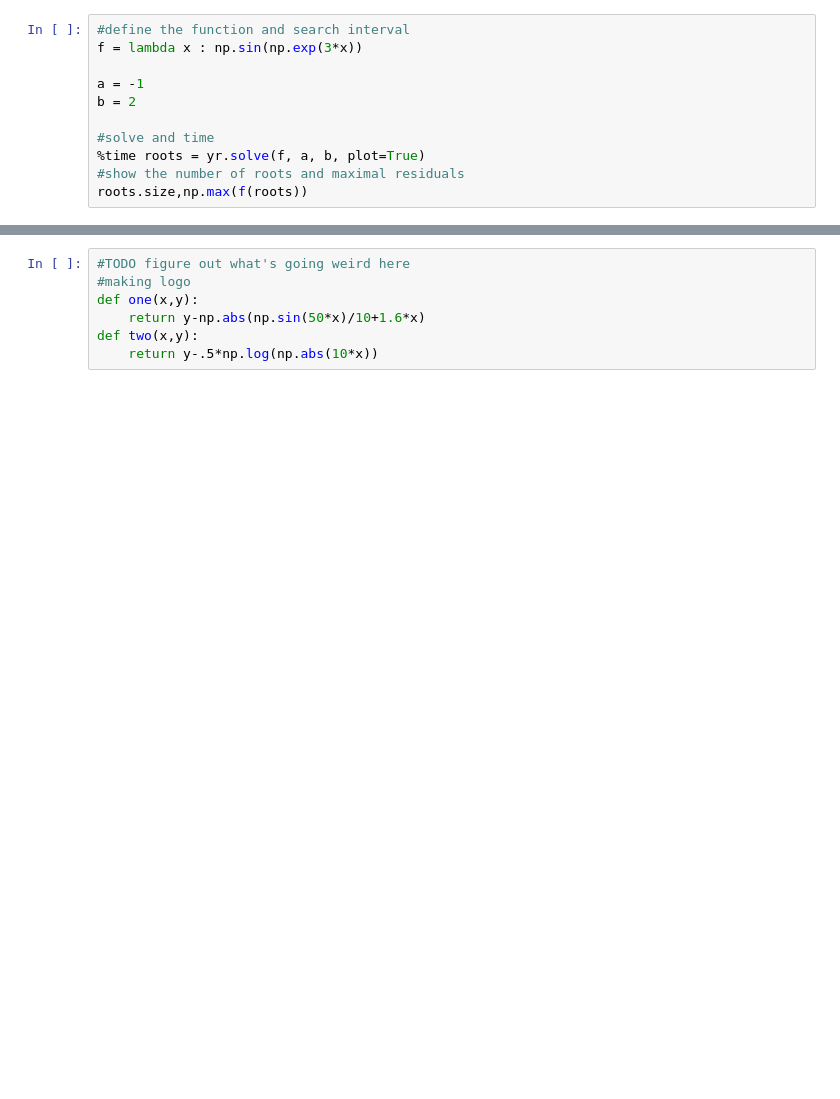
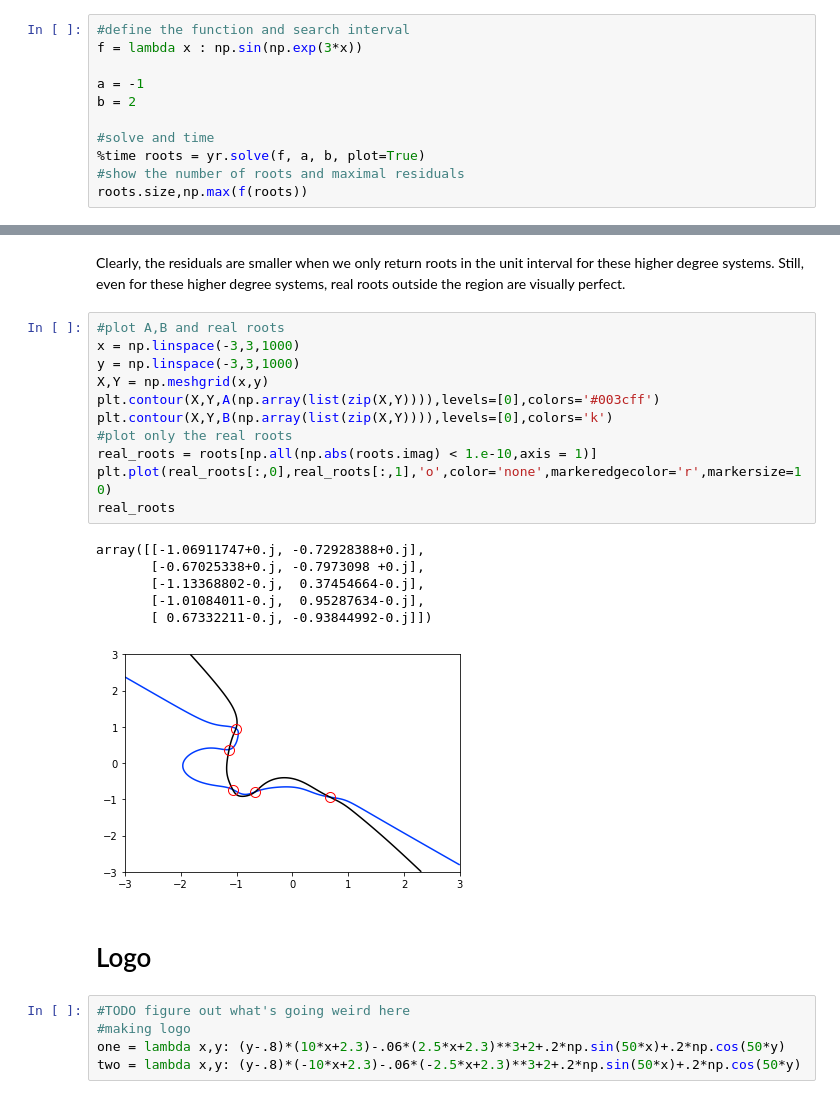
Before and after one commit to tylerjarvis/RootFinding, a Jupyter notebook: DemoNotebook.ipynb, the cells around one changed output, grey strips where cells are left out. Cells and saved outputs as stored; diff of their text form; blank space fills up the shorter version.

```diff
--- a/DemoNotebook.ipynb
+++ b/DemoNotebook.ipynb
@@ -531,7 +411,27 @@ roots.shape[0],np.max(A(roots)),np.max(B(roots))
+# %% [markdown]
+Clearly, the residuals are smaller when we only return roots in the unit interval for these higher degree systems. Still, even for these higher degree systems, real roots outside the region are visually perfect.
+# %%
+#plot A,B and real roots
+x = np.linspace(-3,3,1000)
+y = np.linspace(-3,3,1000)
+X,Y = np.meshgrid(x,y)
+plt.contour(X,Y,A(np.array(list(zip(X,Y)))),levels=[0],colors='#003cff')
+plt.contour(X,Y,B(np.array(list(zip(X,Y)))),levels=[0],colors='k')
+#plot only the real roots
+real_roots = roots[np.all(np.abs(roots.imag) < 1.e-10,axis = 1)]
+plt.plot(real_roots[:,0],real_roots[:,1],'o',color='none',markeredgecolor='r',markersize=10)
+real_roots
+# %% [output]
+array([[-1.06911747+0.j, -0.72928388+0.j],
+       [-0.67025338+0.j, -0.7973098 +0.j],
+       [-1.13368802-0.j,  0.37454664-0.j],
+       [-1.01084011-0.j,  0.95287634-0.j],
+       [ 0.67332211-0.j, -0.93844992-0.j]])
+[figure, added]
+# %% [markdown]
+# Logo
 # %%
 #TODO figure out what's going weird here
 #making logo
-def one(x,y):
-    return y-np.abs(np.sin(50*x)/10+1.6*x)
-def two(x,y):
-    return y-.5*np.log(np.abs(10*x))
+one = lambda x,y: (y-.8)*(10*x+2.3)-.06*(2.5*x+2.3)**3+2+.2*np.sin(50*x)+.2*np.cos(50*y)
+two = lambda x,y: (y-.8)*(-10*x+2.3)-.06*(-2.5*x+2.3)**3+2+.2*np.sin(50*x)+.2*np.cos(50*y)
```
Also changed, not shown: parts of 34 cells of this notebook, 6 other files.
